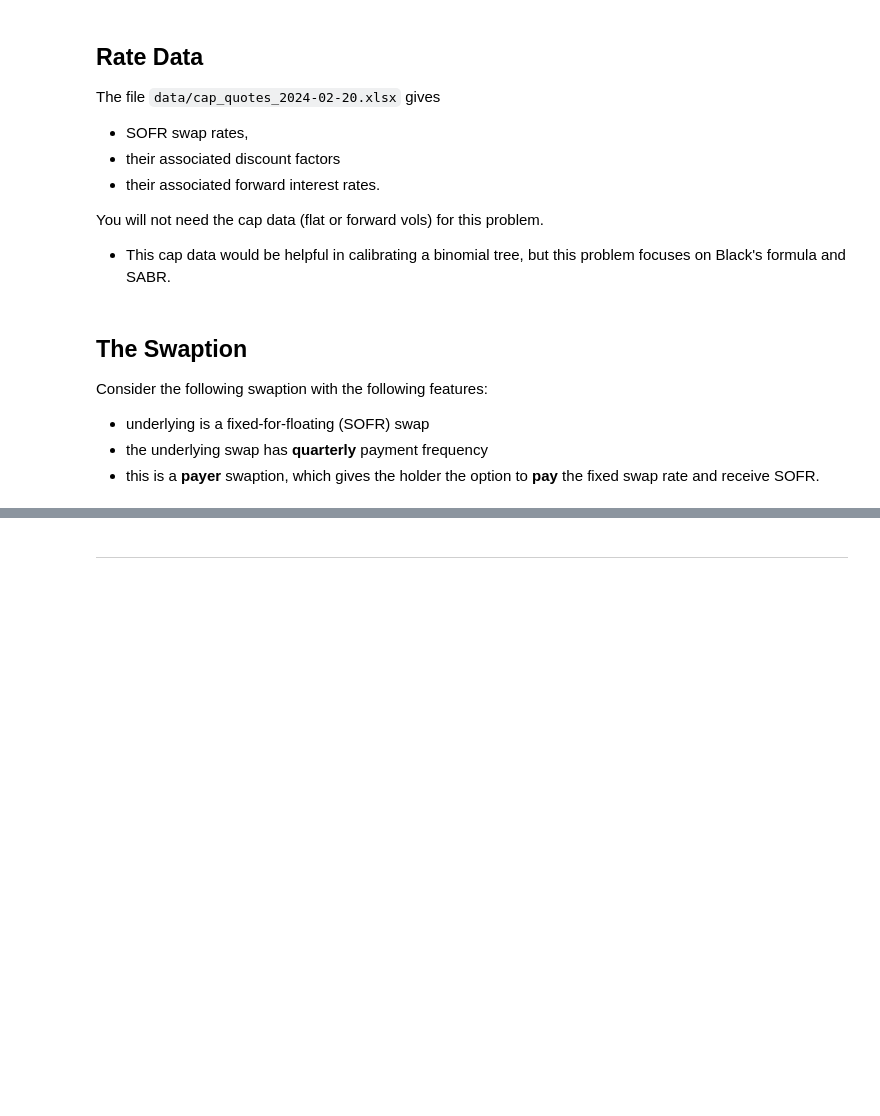
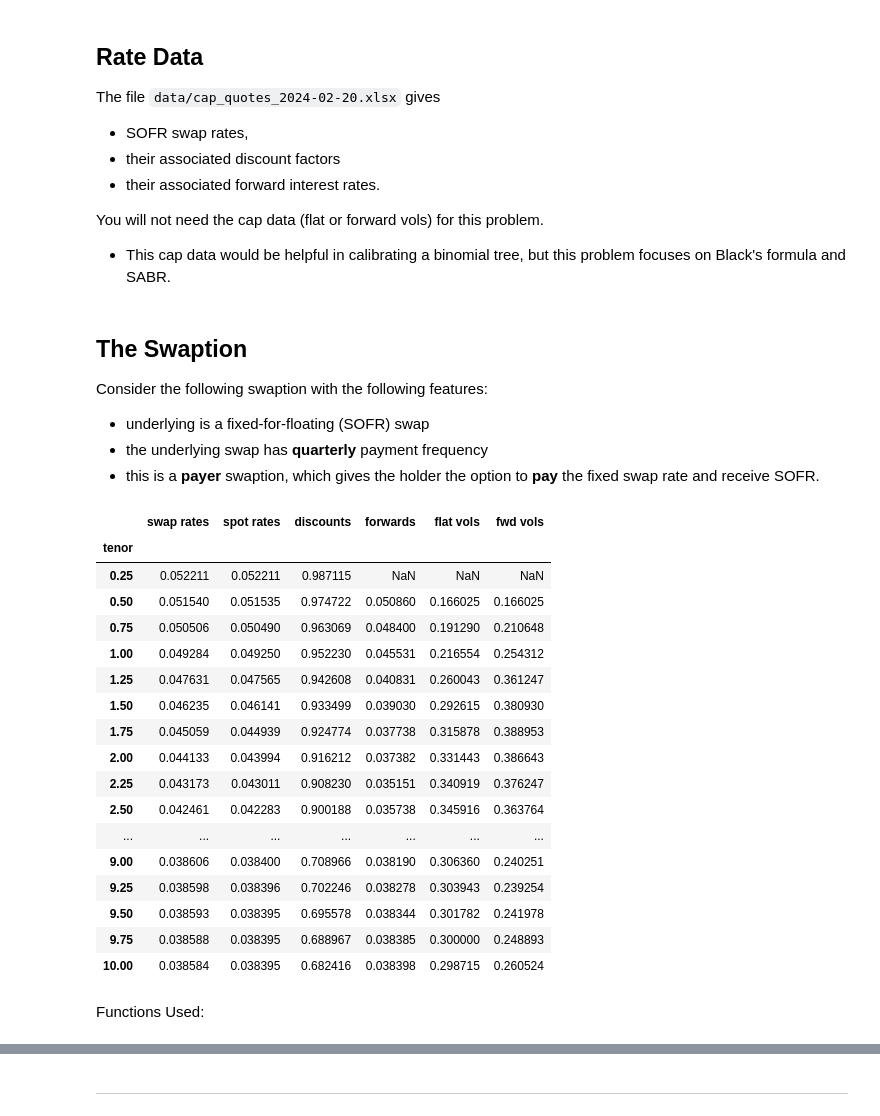
Before and after one commit to nicklewis-16/finm-fiderivs-2024, a Jupyter notebook: homework/Homework 3.ipynb, the cells around one changed output, grey strips where cells are left out. Saved outputs shown, nothing was run; the diff lists cells and outputs as text; code cells hidden in the pictures; blank space fills up the shorter version.

```diff
--- a/homework/Homework 3.ipynb
+++ b/homework/Homework 3.ipynb
@@ -41,3 +104,72 @@ Consider the following swaption with the following features:
+# %%
+## QUOTES TO CURVES
+SHEET = 'sofr'
+sofrdata_raw = pd.read_excel(f'{FILEIN}.xlsx', sheet_name=SHEET).set_index('date')
+sofrdata_raw.columns = sofrdata_raw.loc['maturity']
+sofrdata_raw.drop(index=['maturity'],inplace=True)
+sofrdata_raw.index = pd.to_datetime(sofrdata_raw.index)
+
+sofrdata_raw.columns.name ='maturity'
+sofrdata_raw /= 100
+sofrdata_raw = sofrdata_raw.T.drop_duplicates().T
+sofrdata = sofrdata_raw.copy()
+sofrdata = compound_rate(sofrdata,BB_COMPOUND,freqcap)
+sofrcurves = interp_curves(sofrdata, dt = 1/freqcap, date=DATE, interp_method='cubicspline').rename(columns={'interp':'swap rates'})
+sofrquotes = sofrdata.loc[DATE,:].rename('quotes')
+
+sofrcurves['spot rates'] = bootstrap_discounts_clean(sofrcurves[['swap rates']],compounding=4,key='swap rates')
+sofrcurves['discounts'] = ratecurve_to_discountcurve(sofrcurves['spot rates'],n_compound=freqcap)
+sofrcurves['forwards'] = ratecurve_to_forwardcurve(sofrcurves['spot rates'],n_compound=freqcap)
+# %%
+SHEET = 'cap'
+capdata = pd.read_excel(f'{FILEIN}.xlsx', sheet_name=SHEET).set_index('date')
+capdata.columns = capdata.loc['maturity']
+capdata.drop(index=['maturity'],inplace=True)
+capdata.index = pd.to_datetime(capdata.index)
+capdata.columns = (freqcap * capdata.columns.values).round(0)/freqcap
+capdata.columns.name ='maturity'
+capdata = capdata.T.drop_duplicates().T
+capquotes = capdata.loc[DATE,:].to_frame()
+capquotes.columns = ['normal']
+capquotes[DATE] = capquotes['normal'] / sofrcurves['forwards'] / 100**2
+LIN_EXTRAP = True
+FRONT_RATIO = .65
+
+capcurves = interp_curves(capquotes[[DATE]].T,dt=1/freqcap, date=DATE,interp_method='cubicspline').rename(columns={'interp':'flat vols'})
+
+if LIN_EXTRAP:
+    fix_short = capcurves.loc[:1,'flat vols']
+    fix_short.iloc[:-1] = np.nan
+    fix_short.iloc[0] = capcurves.loc[1,'flat vols'] * FRONT_RATIO
+    capcurves.loc[:1,'flat vols'] = fix_short.interpolate(limit_direction='both', fill_value = 'extrapolate')
+
+# drop extrapolated value at first period as there is no caplet for the first period.
+capcurves['flat vols'].iloc[0] = np.nan
+capcurves = flat_to_forward_vol_rev(capcurves['flat vols'],sofrcurves['swap rates'],sofrcurves['forwards'],sofrcurves['discounts'],freq=4)
+curves = pd.concat([sofrcurves.drop(columns=['quotes']), capcurves.drop(columns=['cap prices'])],axis=1)
+curves.index.name = 'tenor'
+curves
+# %% [output]
+|  | swap rates | spot rates | discounts | forwards | flat vols | fwd vols |
+| tenor |  |  |  |  |  |  |
+| 0.25 | 0.052211 | 0.052211 | 0.987115 | NaN | NaN | NaN |
+| 0.50 | 0.051540 | 0.051535 | 0.974722 | 0.050860 | 0.166025 | 0.166025 |
+| 0.75 | 0.050506 | 0.050490 | 0.963069 | 0.048400 | 0.191290 | 0.210648 |
+| 1.00 | 0.049284 | 0.049250 | 0.952230 | 0.045531 | 0.216554 | 0.254312 |
+| 1.25 | 0.047631 | 0.047565 | 0.942608 | 0.040831 | 0.260043 | 0.361247 |
+| 1.50 | 0.046235 | 0.046141 | 0.933499 | 0.039030 | 0.292615 | 0.380930 |
+| 1.75 | 0.045059 | 0.044939 | 0.924774 | 0.037738 | 0.315878 | 0.388953 |
+| 2.00 | 0.044133 | 0.043994 | 0.916212 | 0.037382 | 0.331443 | 0.386643 |
+| 2.25 | 0.043173 | 0.043011 | 0.908230 | 0.035151 | 0.340919 | 0.376247 |
+| 2.50 | 0.042461 | 0.042283 | 0.900188 | 0.035738 | 0.345916 | 0.363764 |
+| ... | ... | ... | ... | ... | ... | ... |
+| 9.00 | 0.038606 | 0.038400 | 0.708966 | 0.038190 | 0.306360 | 0.240251 |
+| 9.25 | 0.038598 | 0.038396 | 0.702246 | 0.038278 | 0.303943 | 0.239254 |
+| 9.50 | 0.038593 | 0.038395 | 0.695578 | 0.038344 | 0.301782 | 0.241978 |
+| 9.75 | 0.038588 | 0.038395 | 0.688967 | 0.038385 | 0.300000 | 0.248893 |
+| 10.00 | 0.038584 | 0.038395 | 0.682416 | 0.038398 | 0.298715 | 0.260524 |
+# %% [markdown]
+Functions Used:
 # %% [markdown]
 ## 1.1
 Calculate the (relevant) forward swap rate. That is, the one-year forward 4-year swap rate.
```
Also changed, not shown: parts of 11 cells of this notebook, 6 other files.
